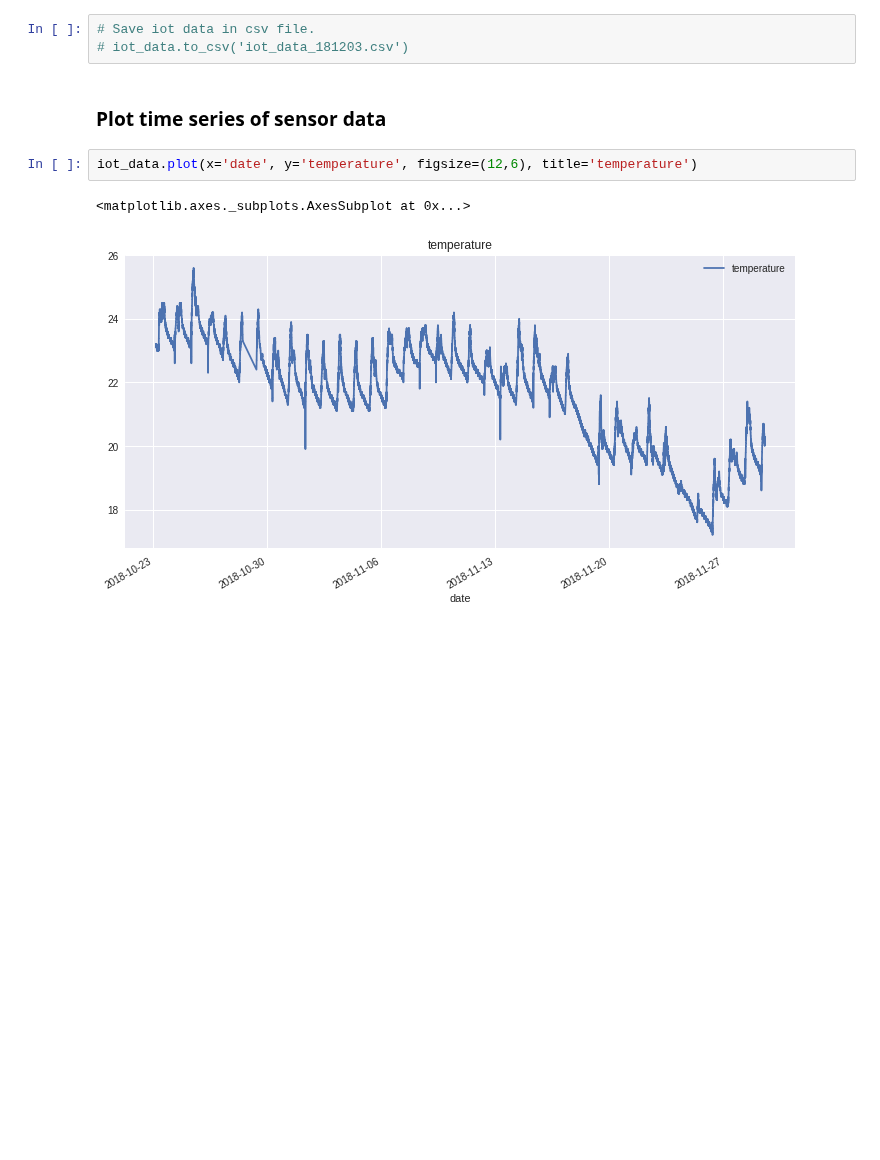
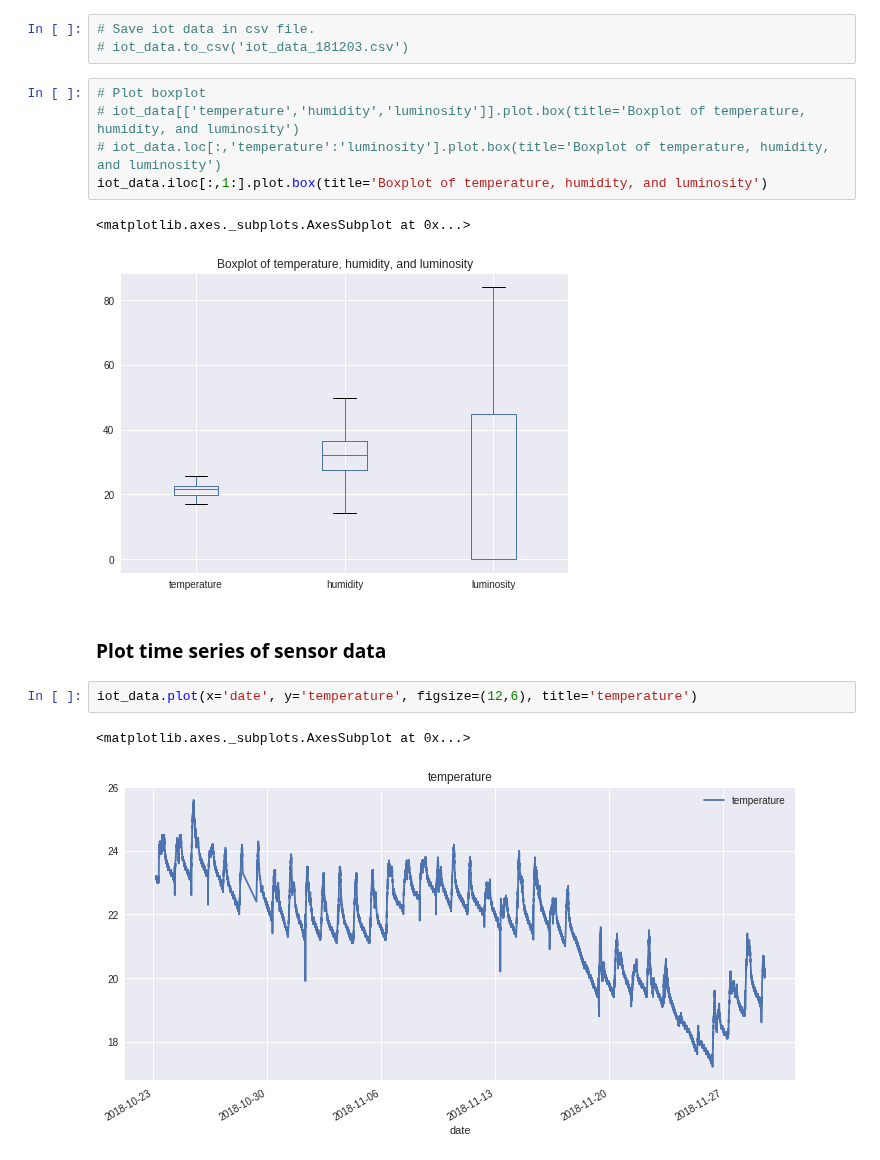
Before and after one commit to Redwoods/Py, a Jupyter notebook: py-basic/pandas-iot/iot_json.ipynb, the cells around one changed output. Cells and saved outputs as stored; diff of their text form; blank space fills up the shorter version.

```diff
--- a/py-basic/pandas-iot/iot_json.ipynb
+++ b/py-basic/pandas-iot/iot_json.ipynb
@@ -79,6 +80,14 @@ memory usage: 13.0 MB
 # %%
 # Save iot data in csv file.
 # iot_data.to_csv('iot_data_181203.csv')
+# %%
+# Plot boxplot
+# iot_data[['temperature','humidity','luminosity']].plot.box(title='Boxplot of temperature, humidity, and luminosity')
+# iot_data.loc[:,'temperature':'luminosity'].plot.box(title='Boxplot of temperature, humidity, and luminosity')
+iot_data.iloc[:,1:].plot.box(title='Boxplot of temperature, humidity, and luminosity')
+# %% [output]
+<matplotlib.axes._subplots.AxesSubplot at 0x...>
+[figure, added]
 # %% [markdown]
 ### Plot time series of sensor data
 # %%
```
Also changed, not shown: parts of 6 cells of this notebook.
